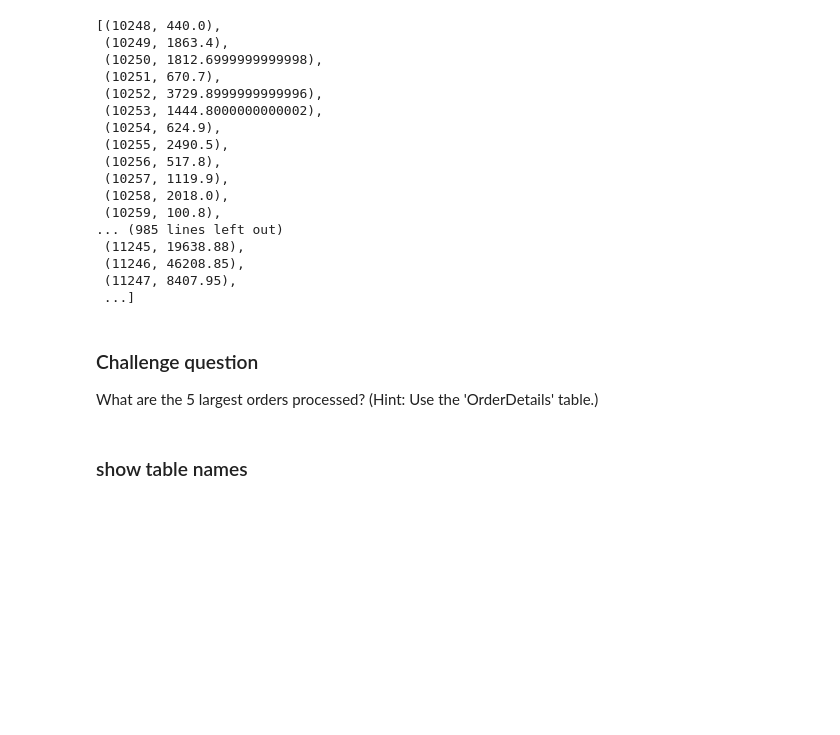
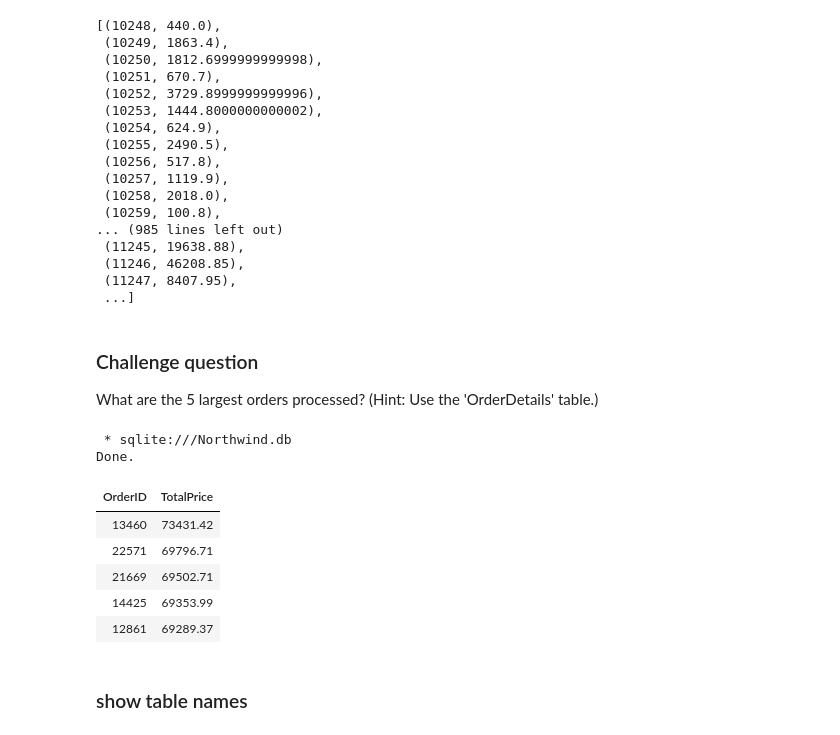
Before and after one commit to RealElvince/Northwind-db-project-using-notebook, a Jupyter notebook: SQL numeric functions and aggregations [Exercise].ipynb, the cells around one changed output. Saved outputs shown, nothing was run; the diff lists cells and outputs as text; code cells hidden in the pictures; blank space fills up the shorter version.

Commit message:
First Five Largest Orders processed

```diff
--- a/SQL numeric functions and aggregations [Exercise].ipynb
+++ b/SQL numeric functions and aggregations [Exercise].ipynb
@@ -163,7 +163,27 @@ Done.
 
 What are the 5 largest orders processed? (Hint: Use the 'OrderDetails' table.)
 # %%
-# Add your code here
+%%sql
+SELECT
+    OrderID,
+    SUM(UnitPrice*Quantity*(1-Discount)) AS TotalPrice
+FROM
+    "Order Details"
+GROUP BY
+    OrderID
+ORDER BY
+    TotalPrice DESC
+LIMIT
+    5;
+# %% [output]
+ * sqlite:///Northwind.db
+Done.
+| OrderID | TotalPrice |
+| 13460 | 73431.42 |
+| 22571 | 69796.71 |
+| 21669 | 69502.71 |
+| 14425 | 69353.99 |
+| 12861 | 69289.37 |
 # %% [markdown]
 ### show table names
 # %%
```
